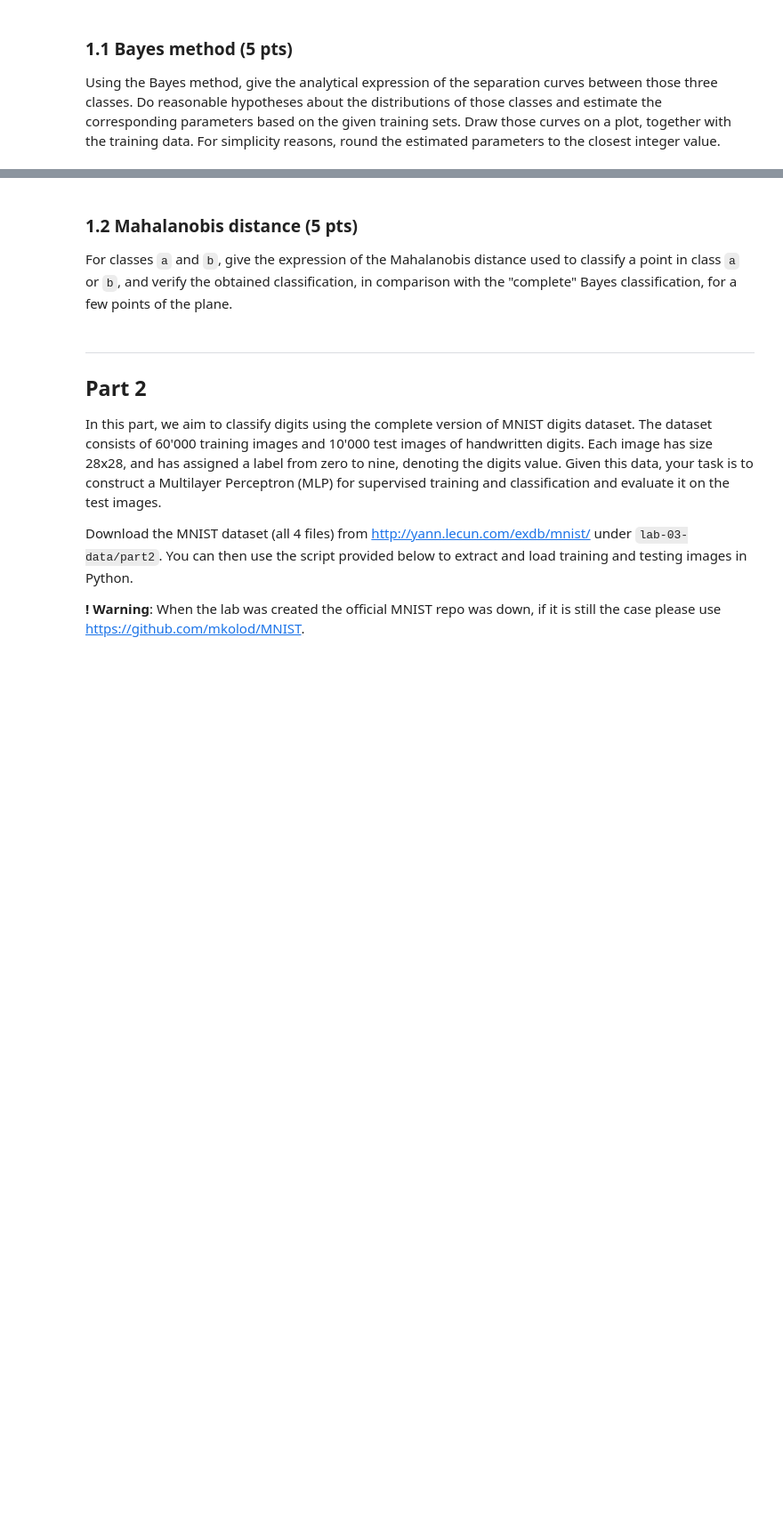
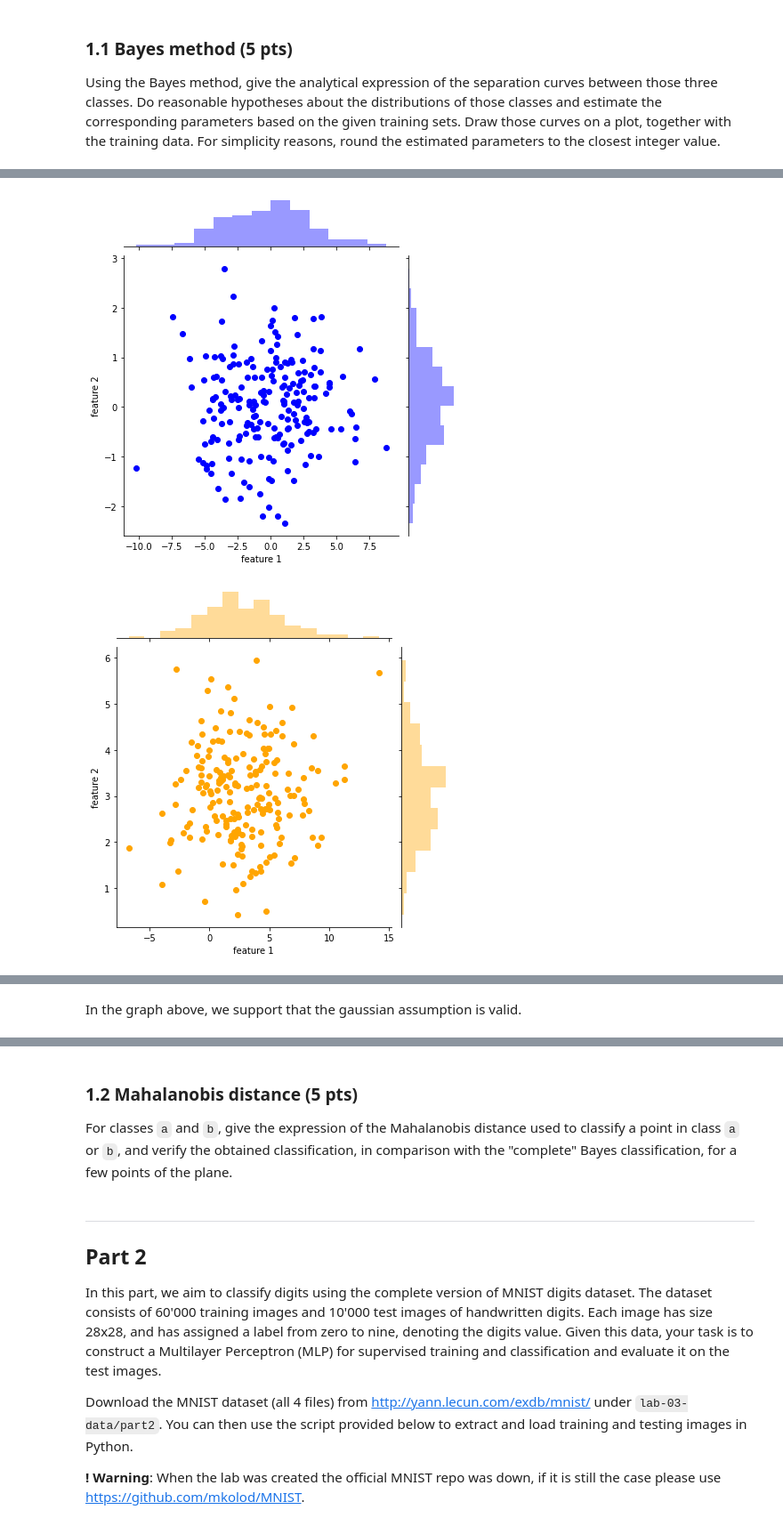
Before and after one commit to melina-chrys/IAPR-squad-lab, a Jupyter notebook: Lab3/lab_03_classification.ipynb, the cells around one changed output, grey strips where cells are left out. Shown at 89% size. Cells and saved outputs as stored; diff of their text form; code cells hidden in the pictures; blank space fills up the shorter version.

```diff
--- a/Lab3/lab_03_classification.ipynb
+++ b/Lab3/lab_03_classification.ipynb
@@ -80,0 +121,17 @@ For simplicity reasons, round the estimated parameters to the closest integer va
+# %%
+# Transform data into pandas DataFrame
+a_df = pd.DataFrame(a)
+a_df.columns = ["feature 1", "feature 2"]
+b_df = pd.DataFrame(b)
+b_df.columns = ["feature 1", "feature 2"]
+c_df = pd.DataFrame(c)
+c_df.columns = ["feature 1", "feature 2"]
+# %%
+# Plot features for the 3 classes in order to check normality assumption
+sns.jointplot(data=a_df, x="feature 1", y="feature 2", color="blue", label='Class a')
+sns.jointplot(data=b_df, x="feature 1", y="feature 2", color="orange", label='Class b')
+sns.jointplot(data=c_df,  x="feature 1", y="feature 2", color="green", label="Class c")
+plt.show()
+# %% [output]
+[figure, added]
+[figure, added]
@@ -80,0 +139,2 @@ For simplicity reasons, round the estimated parameters to the closest integer va
+# %% [markdown]
+In the graph above, we support that the gaussian assumption is valid.
```
Also changed, not shown: parts of 15 cells of this notebook.
